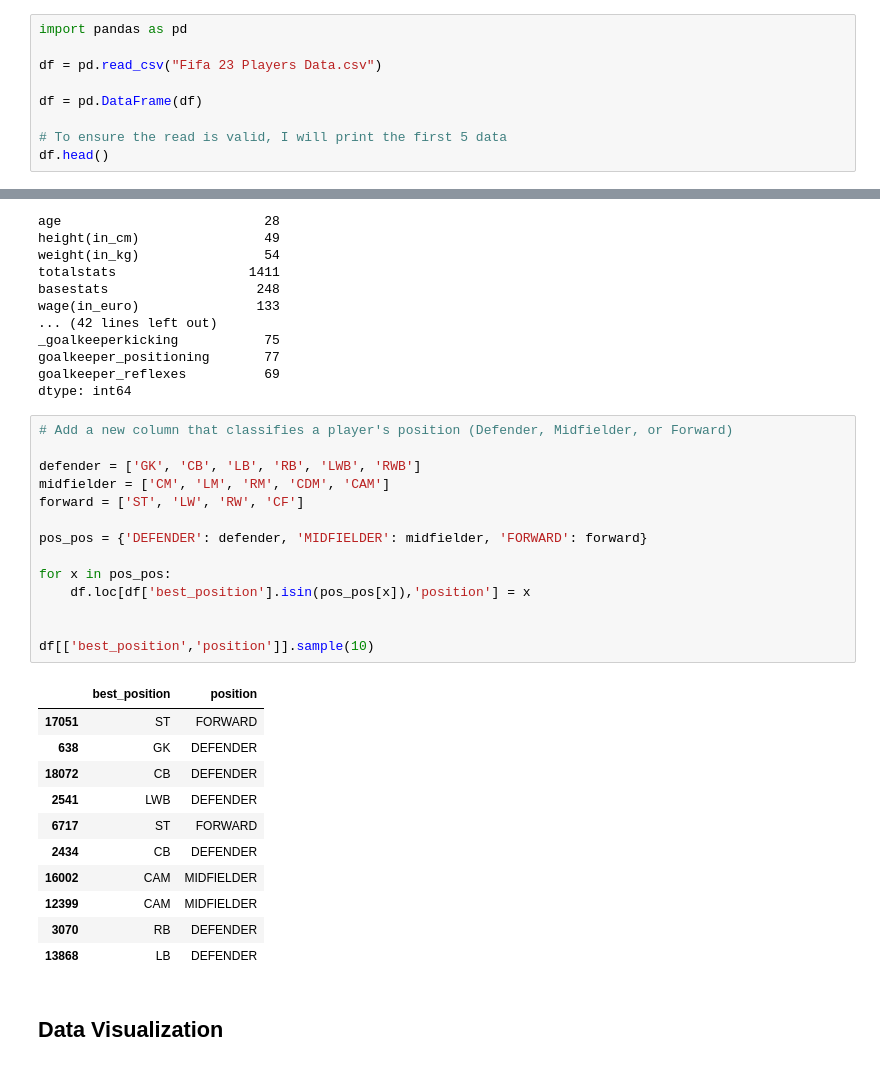
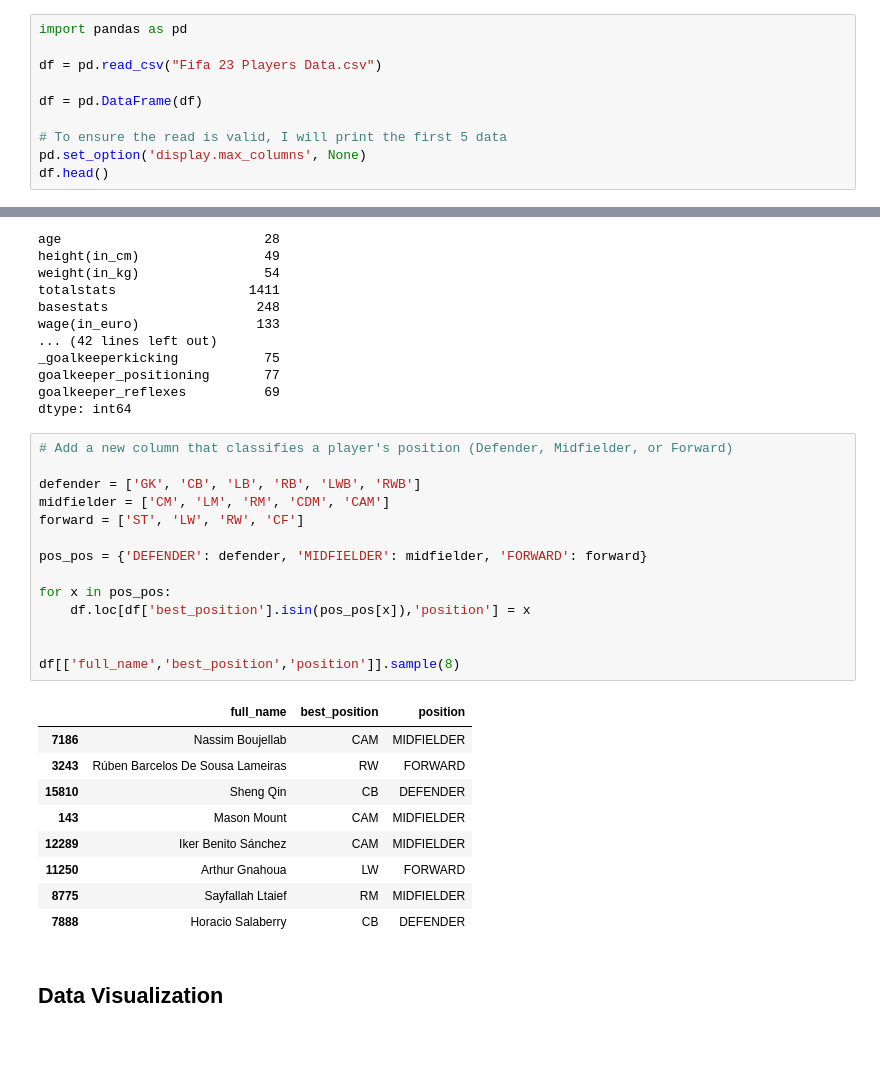
Before and after one commit to bradleyiversen21/ITEC4700_FinalProject, a Jupyter notebook: Project_Notebook.ipynb, the cells around one changed output, grey strips where cells are left out. Saved outputs shown, nothing was run; the diff lists cells and outputs as text.

```diff
--- a/Project_Notebook.ipynb
+++ b/Project_Notebook.ipynb
@@ -27,6 +27,7 @@ df = pd.read_csv("Fifa 23 Players Data.csv")
 df = pd.DataFrame(df)
 
 # To ensure the read is valid, I will print the first 5 data
+pd.set_option('display.max_columns', None)
 df.head()
 # %% [output]
 |  | Known As | Full Name | Overall | Potential | Value(in Euro) | Positions Played | Best Position | Nationality | ... |
@@ -136,29 +136,27 @@ dtype: int64
 # %%
 # Add a new column that classifies a player's position (Defender, Midfielder, or Forward)
 
 defender = ['GK', 'CB', 'LB', 'RB', 'LWB', 'RWB']
 midfielder = ['CM', 'LM', 'RM', 'CDM', 'CAM']
 forward = ['ST', 'LW', 'RW', 'CF']
 
 pos_pos = {'DEFENDER': defender, 'MIDFIELDER': midfielder, 'FORWARD': forward}
 
 for x in pos_pos:
     df.loc[df['best_position'].isin(pos_pos[x]),'position'] = x
 
 
-df[['best_position','position']].sample(10)
+df[['full_name','best_position','position']].sample(8)
 # %% [output]
-|  | best_position | position |
-| 17051 | ST | FORWARD |
-| 638 | GK | DEFENDER |
-| 18072 | CB | DEFENDER |
-| 2541 | LWB | DEFENDER |
-| 6717 | ST | FORWARD |
-| 2434 | CB | DEFENDER |
-| 16002 | CAM | MIDFIELDER |
-| 12399 | CAM | MIDFIELDER |
-| 3070 | RB | DEFENDER |
-| 13868 | LB | DEFENDER |
+|  | full_name | best_position | position |
+| 7186 | Nassim Boujellab | CAM | MIDFIELDER |
+| 3243 | Rúben Barcelos De Sousa Lameiras | RW | FORWARD |
+| 15810 | Sheng Qin | CB | DEFENDER |
+| 143 | Mason Mount | CAM | MIDFIELDER |
+| 12289 | Iker Benito Sánchez | CAM | MIDFIELDER |
+| 11250 | Arthur Gnahoua | LW | FORWARD |
+| 8775 | Sayfallah Ltaief | RM | MIDFIELDER |
+| 7888 | Horacio Salaberry | CB | DEFENDER |
 # %% [markdown]
 ## Data Visualization
 # %%
```
Also changed, not shown: parts of 11 cells of this notebook.
